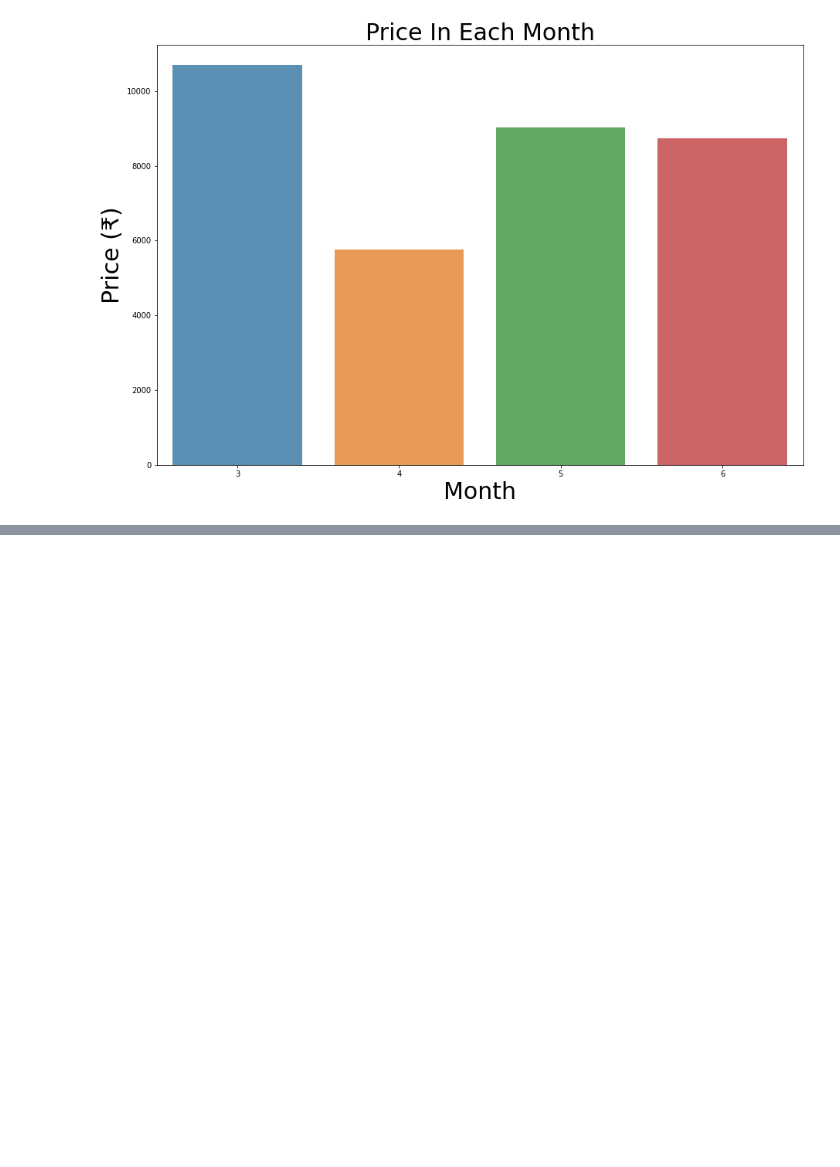
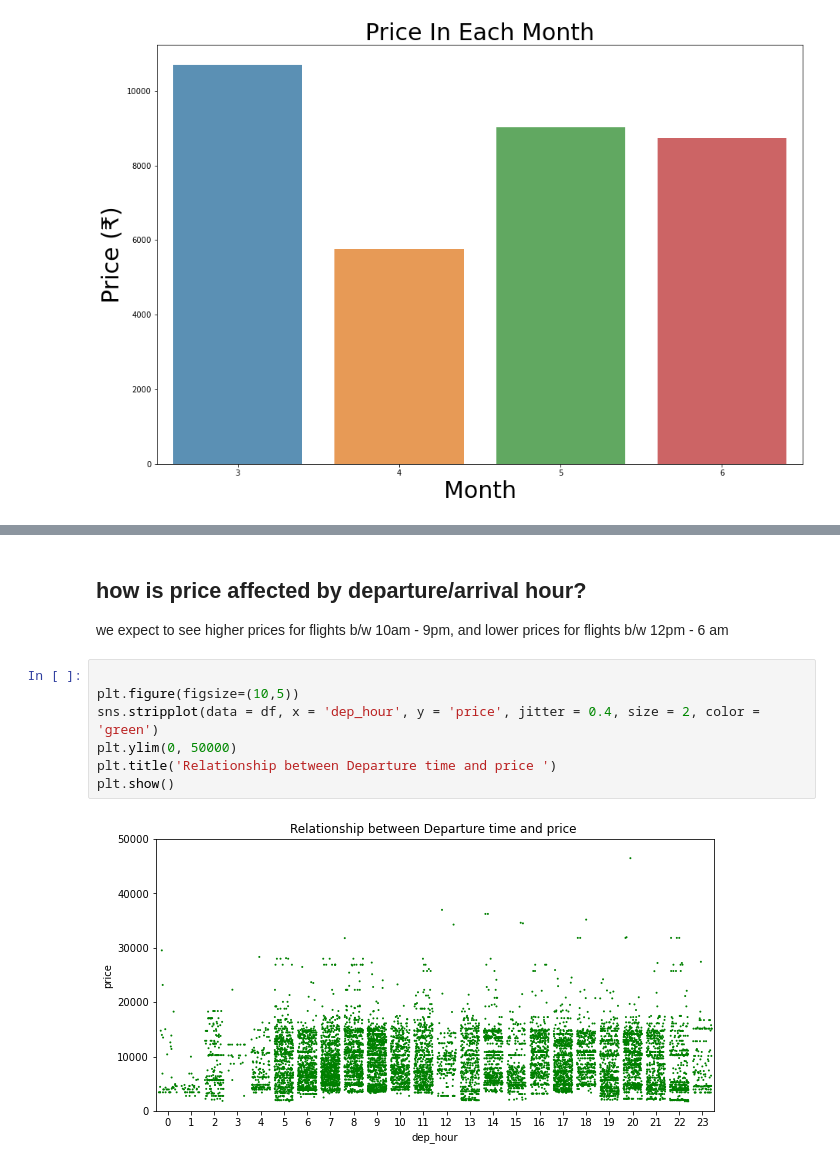
Before and after one commit to HendKordy/flights_analysis, a Jupyter notebook: EDA/EDA.ipynb, the cells around one changed output, grey strips where cells are left out. Saved outputs shown, nothing was run; the diff lists cells and outputs as text; blank space fills up the shorter version.

Commit message:
dep/arrival time vs price

```diff
--- a/EDA/EDA.ipynb
+++ b/EDA/EDA.ipynb
@@ -271,0 +281,12 @@ plt.show()
+# %% [markdown]
+## how is price affected by departure/arrival hour?
+we expect to see higher prices for flights b/w 10am - 9pm, and lower prices for flights b/w 12pm - 6 am
+# %%
+
+plt.figure(figsize=(10,5))
+sns.stripplot(data = df, x = 'dep_hour', y = 'price', jitter = 0.4, size = 2, color = 'green')
+plt.ylim(0, 50000)
+plt.title('Relationship between Departure time and price ')
+plt.show()
+# %% [output]
+[figure, added]
```
Also changed, not shown: parts of 10 cells of this notebook, 1 other file.
